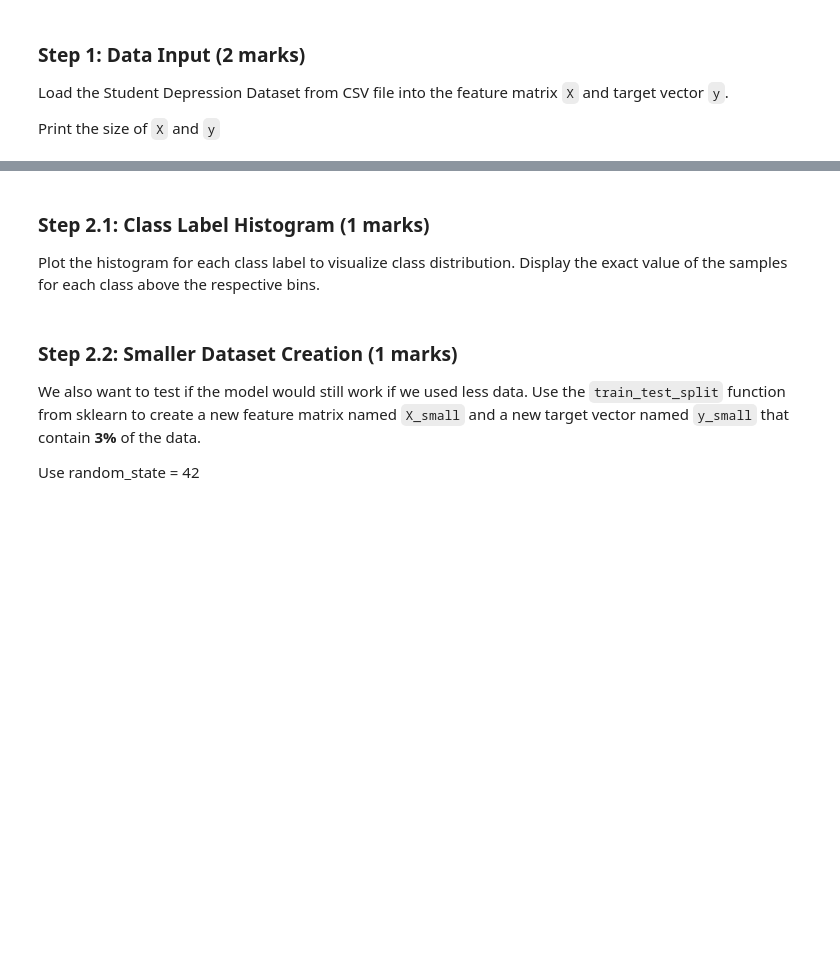
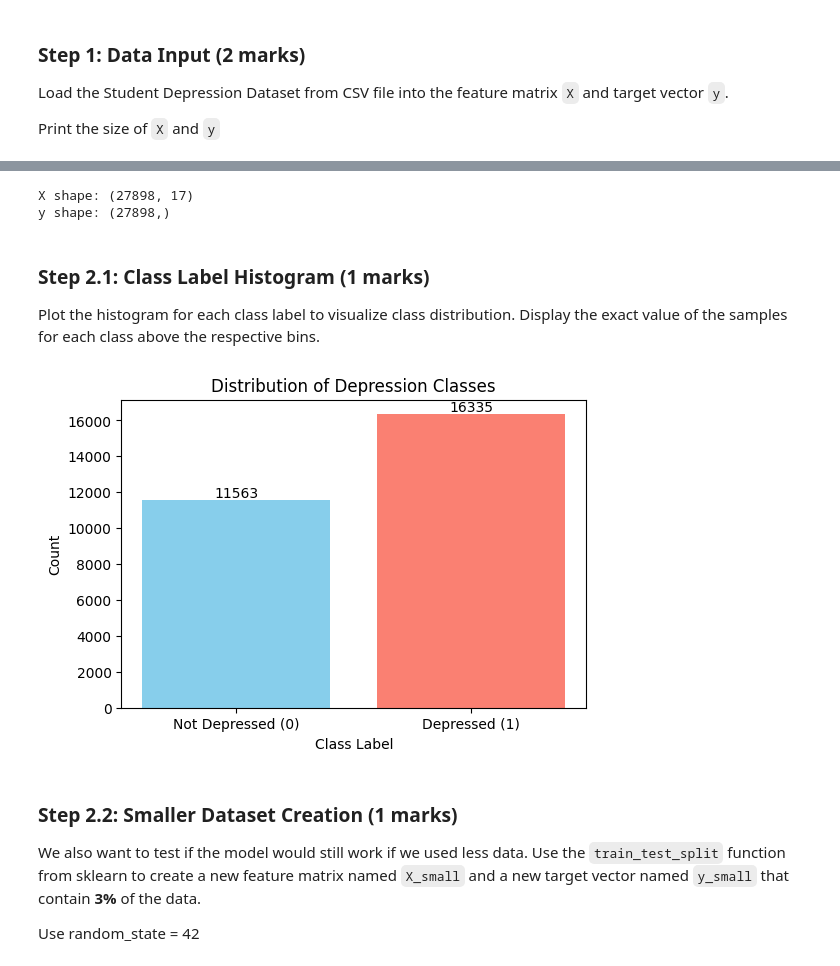
Before and after one commit to caydincleland/ENGG680_2025_Fall_group8Fork, a Jupyter notebook: assignment2/Assignment2_Upload.ipynb, the cells around one changed output, grey strips where cells are left out. Drawn from its saved outputs; the diff is of its cells as text; code cells hidden in the pictures; blank space fills up the shorter version.

```diff
--- a/assignment2/Assignment2_Upload.ipynb
+++ b/assignment2/Assignment2_Upload.ipynb
@@ -774,16 +799,17 @@ Load the Student Depression Dataset from CSV file into the feature matrix `X` an
 Print the size of `X` and `y`
 # %%
 # Load the Student Depression Dataset
-data = pd.read_csv('')
+data = pd.read_csv('Student Depression Dataset.csv')
 
 # Basic data preprocessing
-data.drop(   )  # Remove irrelevant ID column
-data.dropna(   )  # Remove rows with missing values
-data.drop_duplicates(   )  # Remove duplicate rows
+data = data.drop(columns=['ID'], errors='ignore')        # Remove ID column
+data = data.dropna()                                     # Remove rows with missing values
+data = data.drop_duplicates()                            # Remove duplicate rows
 
 # Remove 'Other' category entries as they provide no useful information (1 marks)
-# your code here
 
+data = data[data['Gender'] != 'Other']
 
 # Print the shape of the dataset after preprocessing and display the first 5 rows using head()
-# your code here
+print("Dataset shape after preprocessing:", data.shape)
+data.head()
@@ -801,11 +835,15 @@ for col in categorical_columns:
         data[col] = labelencoder.fit_transform(data[col])
 
 # Prepare feature matrix X and target vector y (1 marks)
-y =  # Target vector
-X =  # Feature matrix
+y = data['Depression']          # Target vector
+X = data.drop(columns=['Depression'])   # Feature matrix
 
 # Display sizes of X and y
-# your code here
+print("X shape:", X.shape)
+print("y shape:", y.shape)
+# %% [output]
+X shape: (27898, 17)
+y shape: (27898,)
 # %% [markdown]
 ### Step 2.1: Class Label Histogram (1 marks)
 
@@ -823,3 +851,27 @@ plt.show()
+# %%
+# Check the class distribution of y
+fig, ax = plt.subplots(figsize=(6,4))
+
+counts = y.value_counts().sort_index()   # ensure 0 then 1
+bars = ax.bar(counts.index, counts.values, color=['skyblue', 'salmon'])
+
+ax.set_xticks([0,1])
+ax.set_xticklabels(['Not Depressed (0)', 'Depressed (1)'])
+ax.set_xlabel("Class Label")
+ax.set_ylabel("Count")
+ax.set_title("Distribution of Depression Classes")
+
+# Display exact values for each bin in the histogram
+# hint: Use for loop
+# your code here
+for bar in bars:
+    height = bar.get_height()
+    ax.text(bar.get_x() + bar.get_width()/2, height + 2,
+            str(int(height)), ha='center', va='bottom')
+
+plt.show()
+# %% [output]
+[figure, added]
 # %% [markdown]
 ### Step 2.2: Smaller Dataset Creation (1 marks)
 
```
Also changed, not shown: parts of 19 cells of this notebook.
